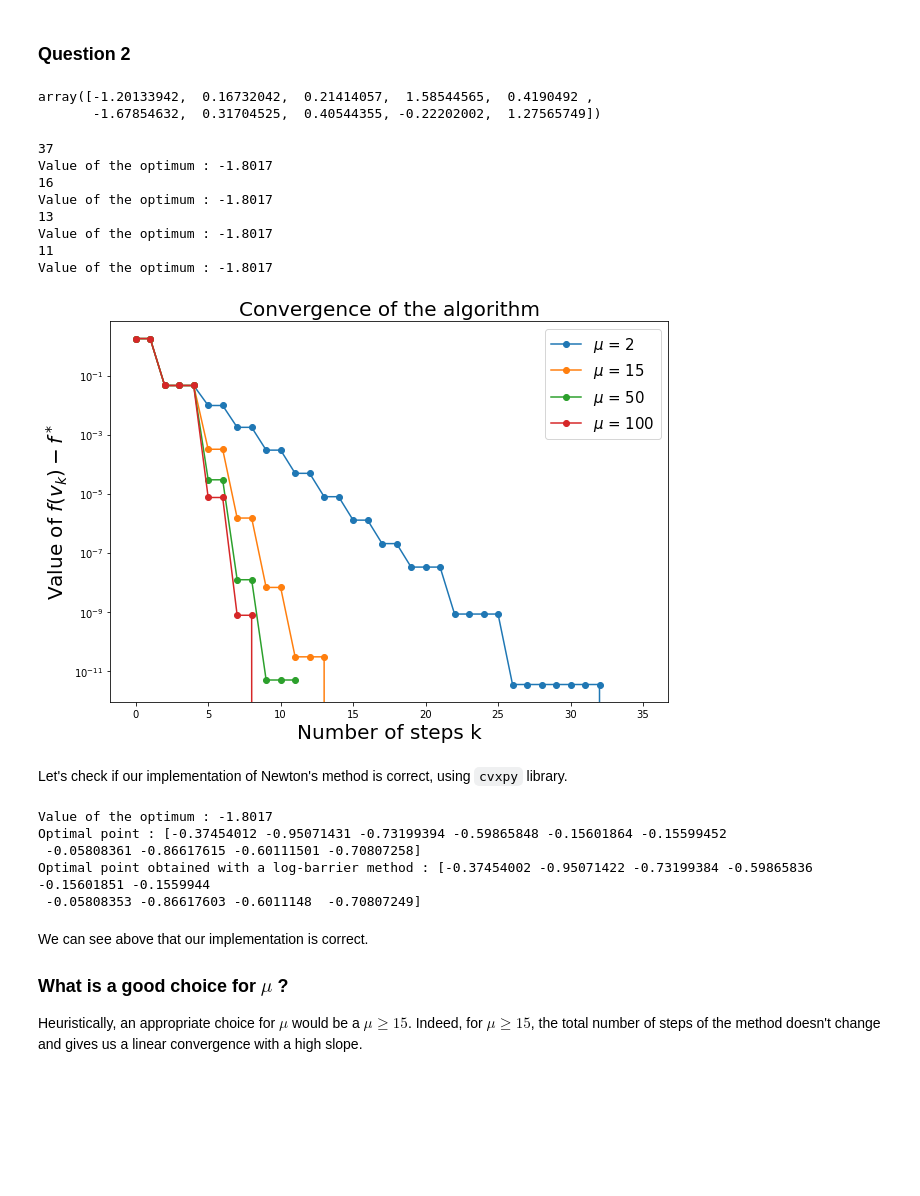
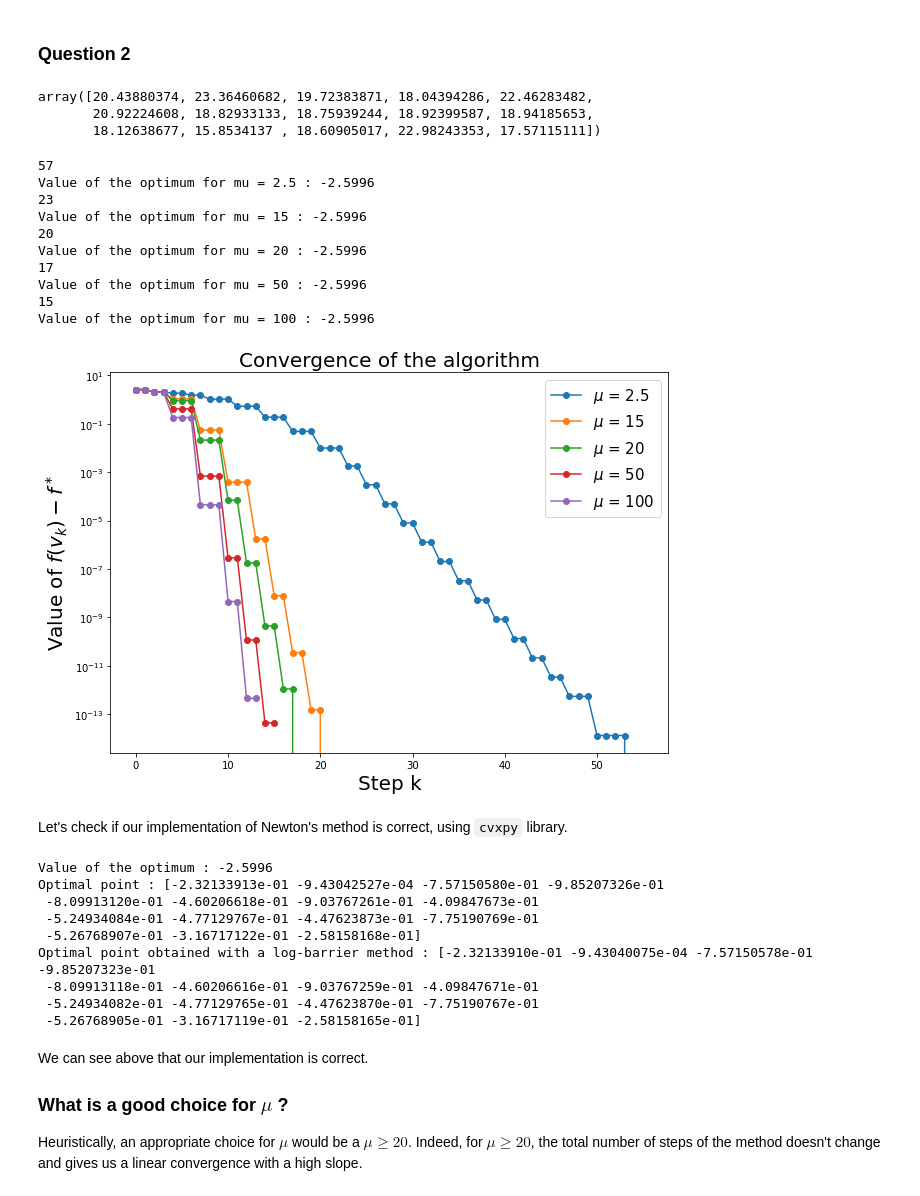
Before and after one commit to simonqueric/MVA, a Jupyter notebook: ConvexOptimization/HW/HW3/HW3_LASSO.ipynb, the cells around one changed output. Saved outputs shown, nothing was run; the diff lists cells and outputs as text; code cells hidden in the pictures; blank space fills up the shorter version.

```diff
--- a/ConvexOptimization/HW/HW3/HW3_LASSO.ipynb
+++ b/ConvexOptimization/HW/HW3/HW3_LASSO.ipynb
@@ -140,9 +139,9 @@ np.random.seed(42)
 # %%
 # Parameters and data
-np.random.seed(42)
+#np.random.seed(42)
 Lambda = 10
-d = 5
-n = 10
+d = 500
+n = 15
 y = np.random.uniform(size=n) #/ 4
 X = np.random.uniform(size=(n, d)) # / 4
 
@@ -156,36 +155,39 @@ v = np.random.normal(size=n)
 # %%
 grad(Q, p, A, b, v, t=1)
 # %% [output]
-array([-1.20133942,  0.16732042,  0.21414057,  1.58544565,  0.4190492 ,
-       -1.67854632,  0.31704525,  0.40544355, -0.22202002,  1.27565749])
+array([20.43880374, 23.36460682, 19.72383871, 18.04394286, 22.46283482,
+       20.92224608, 18.82933133, 18.75939244, 18.92399587, 18.94185653,
+       18.12638677, 15.8534137 , 18.60905017, 22.98243353, 17.57115111])
 # %%
 fig = plt.figure(figsize=(10, 7))
 
-for mu in [2.5, 15, 50, 100] :
+for mu in [2.5, 15, 20, 50, 100] :
     V = barr_method(Q, p, A, b, v0=np.zeros(n), eps=1e-8, mu=mu)
     x = []
     for v in V :
         x.append(f0(Q, p, v))
     print(len(V))
-    print("Value of the optimum : {:.4f}".format(f0(Q, p, V[-1])))
+    print("Value of the optimum for mu = {} : {:.4f}".format(mu, f0(Q, p, V[-1])))
     plt.plot(np.array(x)[:-1]-x[-1], marker='o')
     plt.yscale("log")
-    plt.xlabel("Number of steps k", fontsize=20)
+    plt.xlabel("Step k", fontsize=20)
     plt.ylabel("Value of $f(v_k) - f^*$", fontsize=20)
     plt.title("Convergence of the algorithm", fontsize=20)
 
-plt.legend(["$\mu$ = {}".format(mu) for mu in [2, 15, 50, 100]], fontsize=15)
+plt.legend(["$\mu$ = {}".format(mu) for mu in [2.5, 15, 20, 50, 100]], fontsize=15)
 plt.show()
 # %% [output]
-37
-Value of the optimum : -1.8017
-16
-Value of the optimum : -1.8017
-13
-Value of the optimum : -1.8017
-11
-Value of the optimum : -1.8017
+57
+Value of the optimum for mu = 2.5 : -2.5996
+23
+Value of the optimum for mu = 15 : -2.5996
+20
+Value of the optimum for mu = 20 : -2.5996
+17
+Value of the optimum for mu = 50 : -2.5996
+15
+Value of the optimum for mu = 100 : -2.5996
-[figure, old version]
+[figure, new version]
 # %% [markdown]
 Let's check if our implementation of Newton's method is correct, using `cvxpy` library.
 # %%
@@ -196,14 +198,18 @@ print("Value of the optimum : {:.4f}".format(prob.solve()))
 print("Optimal point :", v.value)
 print("Optimal point obtained with a log-barrier method :", V[-1])
 # %% [output]
-Value of the optimum : -1.8017
-Optimal point : [-0.37454012 -0.95071431 -0.73199394 -0.59865848 -0.15601864 -0.15599452
- -0.05808361 -0.86617615 -0.60111501 -0.70807258]
-Optimal point obtained with a log-barrier method : [-0.37454002 -0.95071422 -0.73199384 -0.59865836 -0.15601851 -0.1559944
- -0.05808353 -0.86617603 -0.6011148  -0.70807249]
+Value of the optimum : -2.5996
+Optimal point : [-2.32133913e-01 -9.43042527e-04 -7.57150580e-01 -9.85207326e-01
+ -8.09913120e-01 -4.60206618e-01 -9.03767261e-01 -4.09847673e-01
+ -5.24934084e-01 -4.77129767e-01 -4.47623873e-01 -7.75190769e-01
+ -5.26768907e-01 -3.16717122e-01 -2.58158168e-01]
+Optimal point obtained with a log-barrier method : [-2.32133910e-01 -9.43040075e-04 -7.57150578e-01 -9.85207323e-01
+ -8.09913118e-01 -4.60206616e-01 -9.03767259e-01 -4.09847671e-01
+ -5.24934082e-01 -4.77129765e-01 -4.47623870e-01 -7.75190767e-01
+ -5.26768905e-01 -3.16717119e-01 -2.58158165e-01]
 # %% [markdown]
 We can see above that our implementation is correct.
 
 ### What is a good choice for $\mu$ ?
 
-Heuristically, an appropriate choice for $\mu$ would be a $\mu \geqslant 15$. Indeed, for $\mu \geqslant 15$, the total number of steps of the method doesn't change and gives us a linear convergence with a high slope.
+Heuristically, an appropriate choice for $\mu$ would be a $\mu \geqslant 20$. Indeed, for $\mu \geqslant 20$, the total number of steps of the method doesn't change and gives us a linear convergence with a high slope.
```
Also changed, not shown: parts of 2 cells of this notebook.
